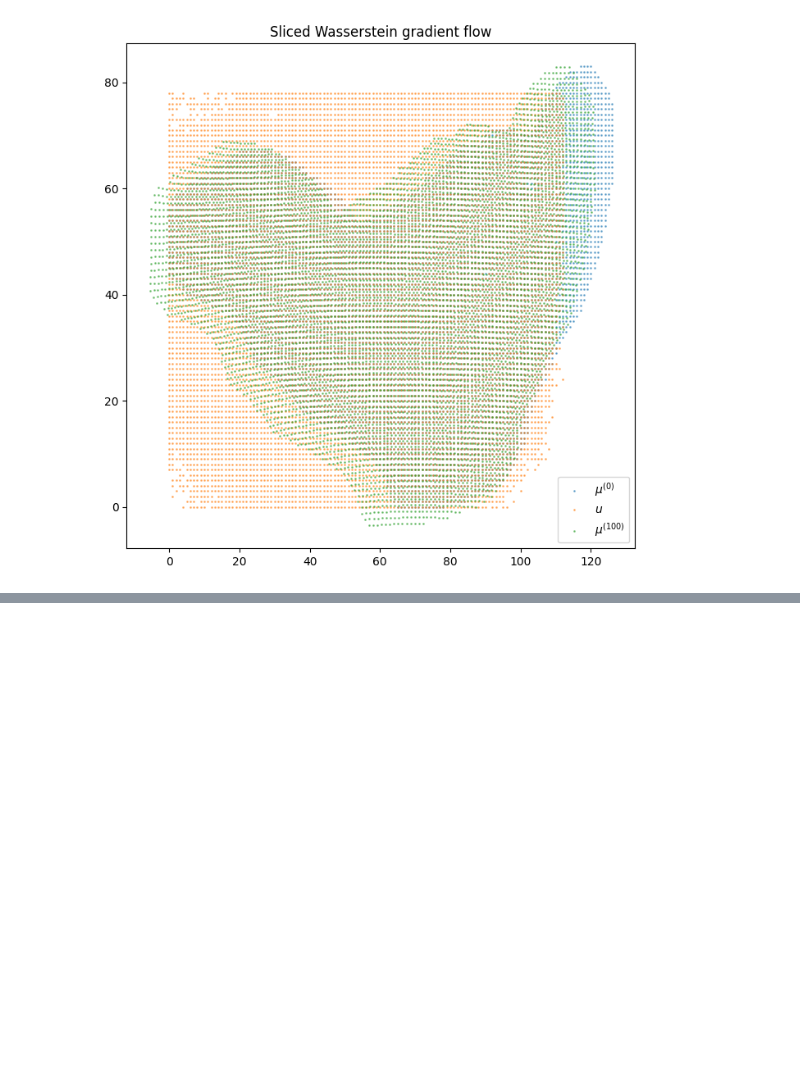
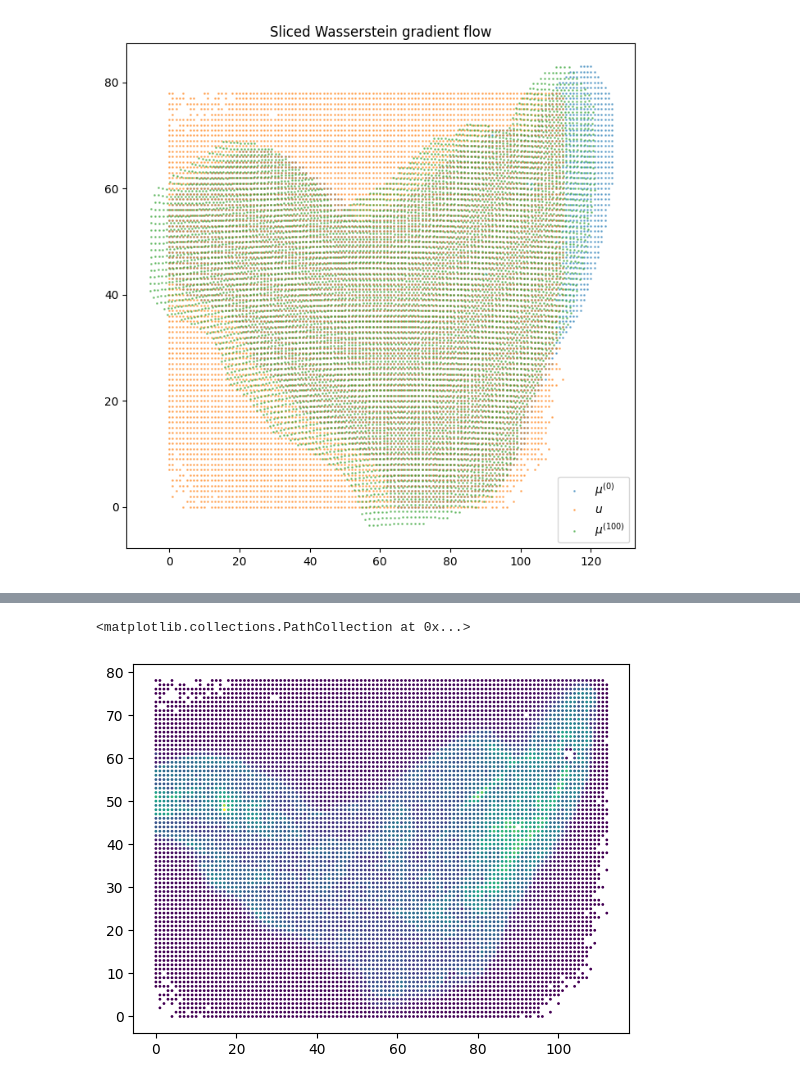
Before and after one commit to cb11711211/sc_st_attention_integration, a Jupyter notebook: pot_fuse_prot_rna.ipynb, the cells around one changed output, grey strips where cells are left out. Saved outputs shown, nothing was run; the diff lists cells and outputs as text; code cells hidden in the pictures; blank space fills up the shorter version.

Commit message:
show the image of the RNA and protein expression

```diff
--- a/pot_fuse_prot_rna.ipynb
+++ b/pot_fuse_prot_rna.ipynb
@@ -221,0 +245,9 @@ ax = pl.axis()
+# %%
+rna_df = pd.DataFrame(rna_data.mean(axis=1) * 1000, index=rna_data.index)
+rna_df["X"] = rna_coordination[:, 0]
+rna_df["Y"] = rna_coordination[:, 1]
+# %%
+plt.scatter(rna_df["X"], rna_df["Y"], c=rna_df[0], marker="o", s = 1)
+# %% [output]
+<matplotlib.collections.PathCollection at 0x...>
+[figure, added]
```
Also changed, not shown: parts of 8 cells of this notebook.
